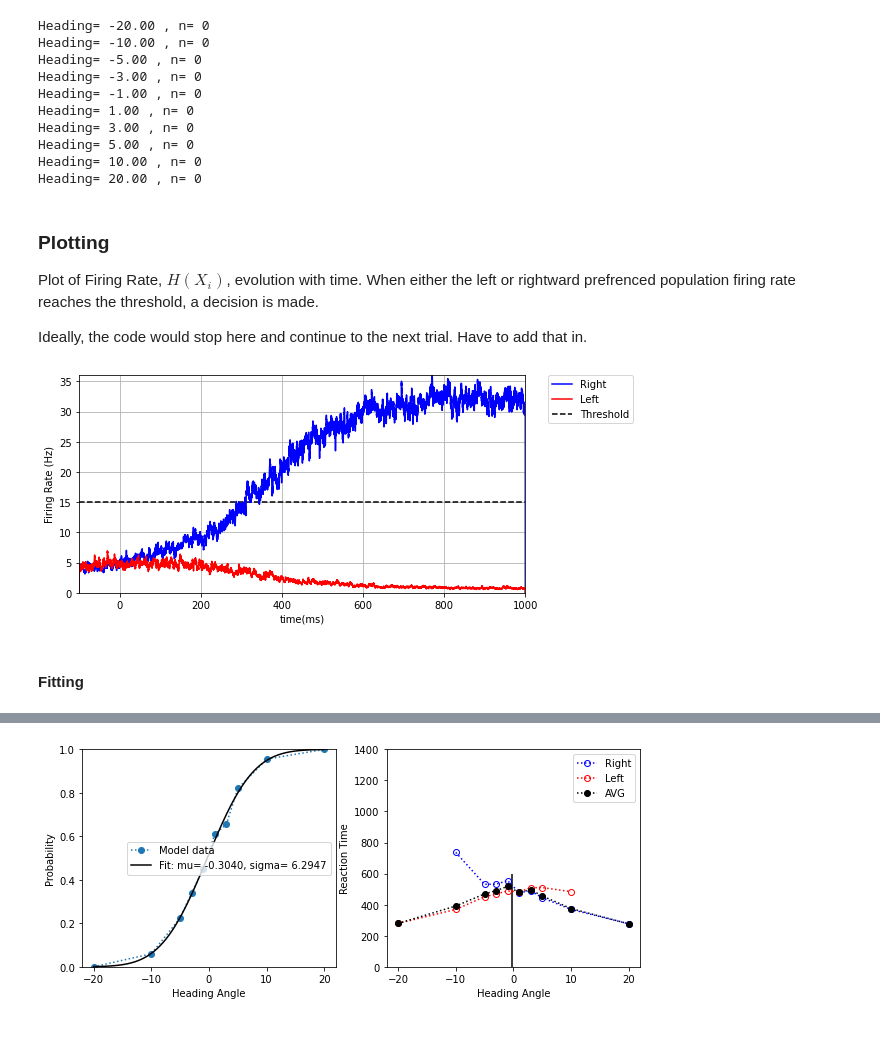
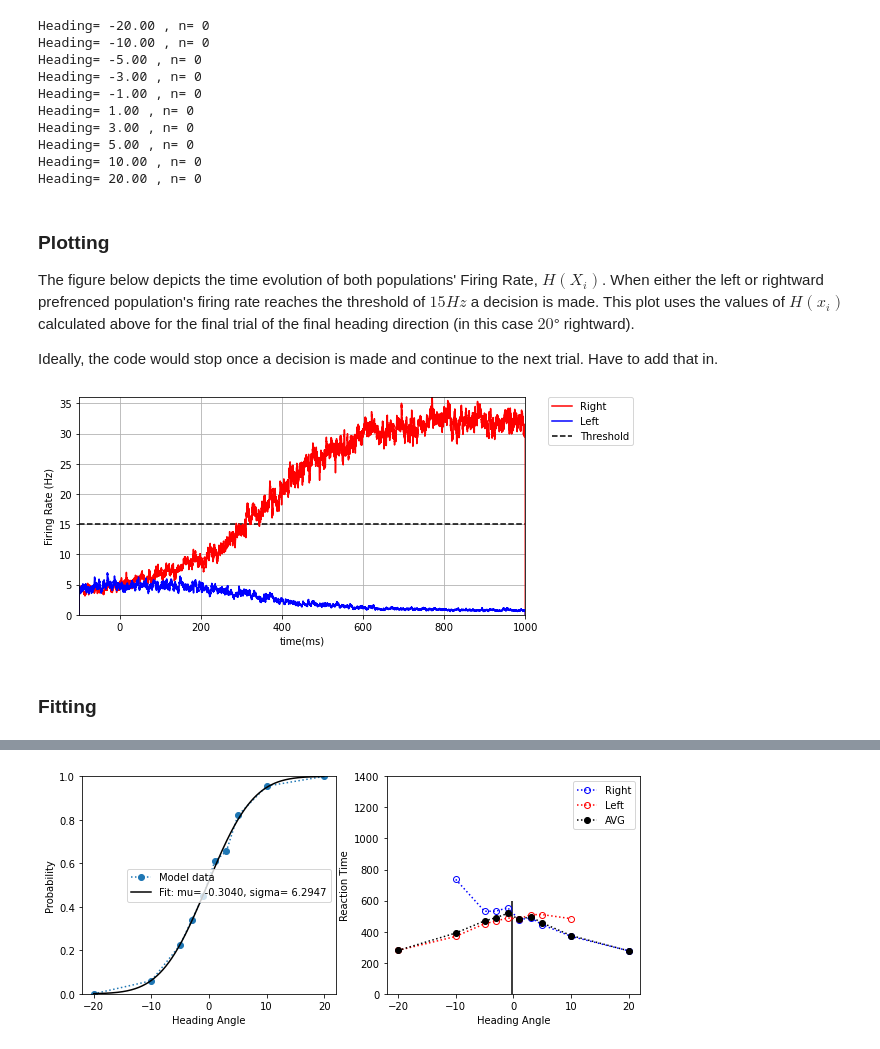
Before and after one commit to john-s-butler-dit/Decision-Making-Models, a Jupyter notebook: MULTISENSORY/Vestibular Heading Experiment Simulation.ipynb, the cells around one changed output, grey strips where cells are left out. Cells and saved outputs as stored; diff of their text form; code cells hidden in the pictures.

```diff
--- a/MULTISENSORY/Vestibular Heading Experiment Simulation.ipynb
+++ b/MULTISENSORY/Vestibular Heading Experiment Simulation.ipynb
@@ -271,27 +271,25 @@ Heading= 10.00 , n= 0
 Heading= 20.00 , n= 0
 # %% [markdown]
 ### Plotting
-Plot of Firing Rate, $H(X_i)$, evolution with time. When either the left or rightward prefrenced population firing rate reaches the threshold, a decision is made.
+The figure below depicts the time evolution of both populations' Firing Rate, $H(X_i)$. When either the left or rightward prefrenced population's firing rate reaches the threshold of $15 Hz$ a decision is made. This plot uses the values of $H(x_i)$ calculated above for the final trial of the final heading direction (in this case $20$&deg; rightward).
 
-Ideally, the code would stop here and continue to the next trial. Have to add that in.
+Ideally, the code would stop once a decision is made and continue to the next trial. Have to add that in.
 # %%
 fig = plt.figure(figsize=(8,4))
 
-plt.plot(time,Firing_target_1,'-',color='blue',label="Right")
-plt.plot(time,Firing_target_2,'-',color='red',label="Left")
+plt.plot(time,Firing_target_1,'-',color='red',label="Right")
+plt.plot(time,Firing_target_2,'-',color='blue',label="Left")
 plt.grid()
 plt.xlabel('time(ms)')
 plt.ylabel('Firing Rate (Hz)')
 plt.xlim((-100,1000))
 plt.ylim((0,36))
 plt.hlines(Threshold,-100,1000,color='black',linestyles='dashed',label="Threshold")
 plt.legend(bbox_to_anchor=(1.05, 1), loc=2, borderaxespad=0.)
 plt.savefig('Example_Firing_Pattern.png', bbox_inches='tight',dpi=300)
 
-# plt.
-#plt.ylim((30,50))
 plt.show()
 # %% [output]
-[figure, old version]
+[figure, new version]
 # %% [markdown]
-#### Fitting
+### Fitting
```
Also changed, not shown: parts of 7 cells of this notebook, 1 other file.
